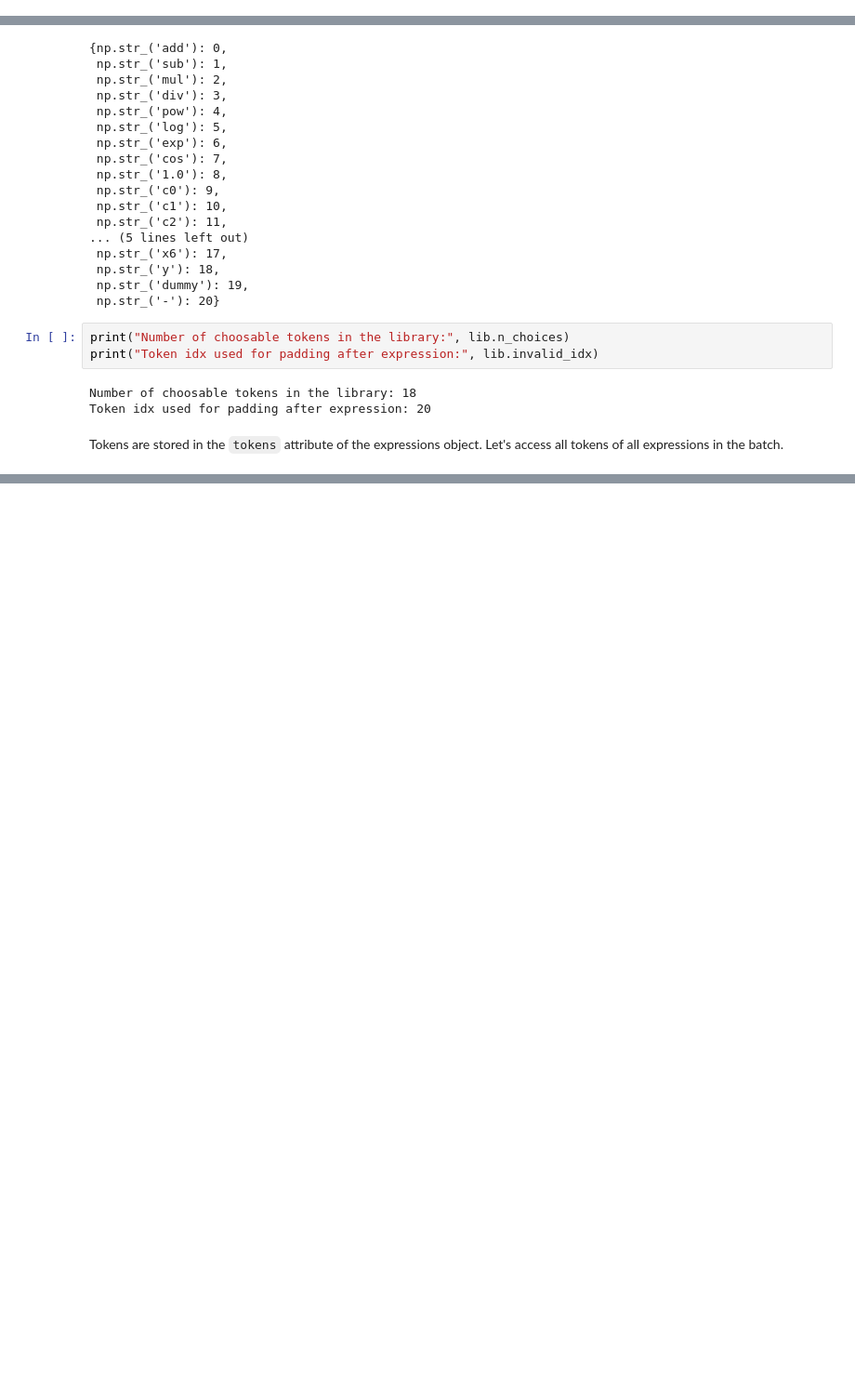
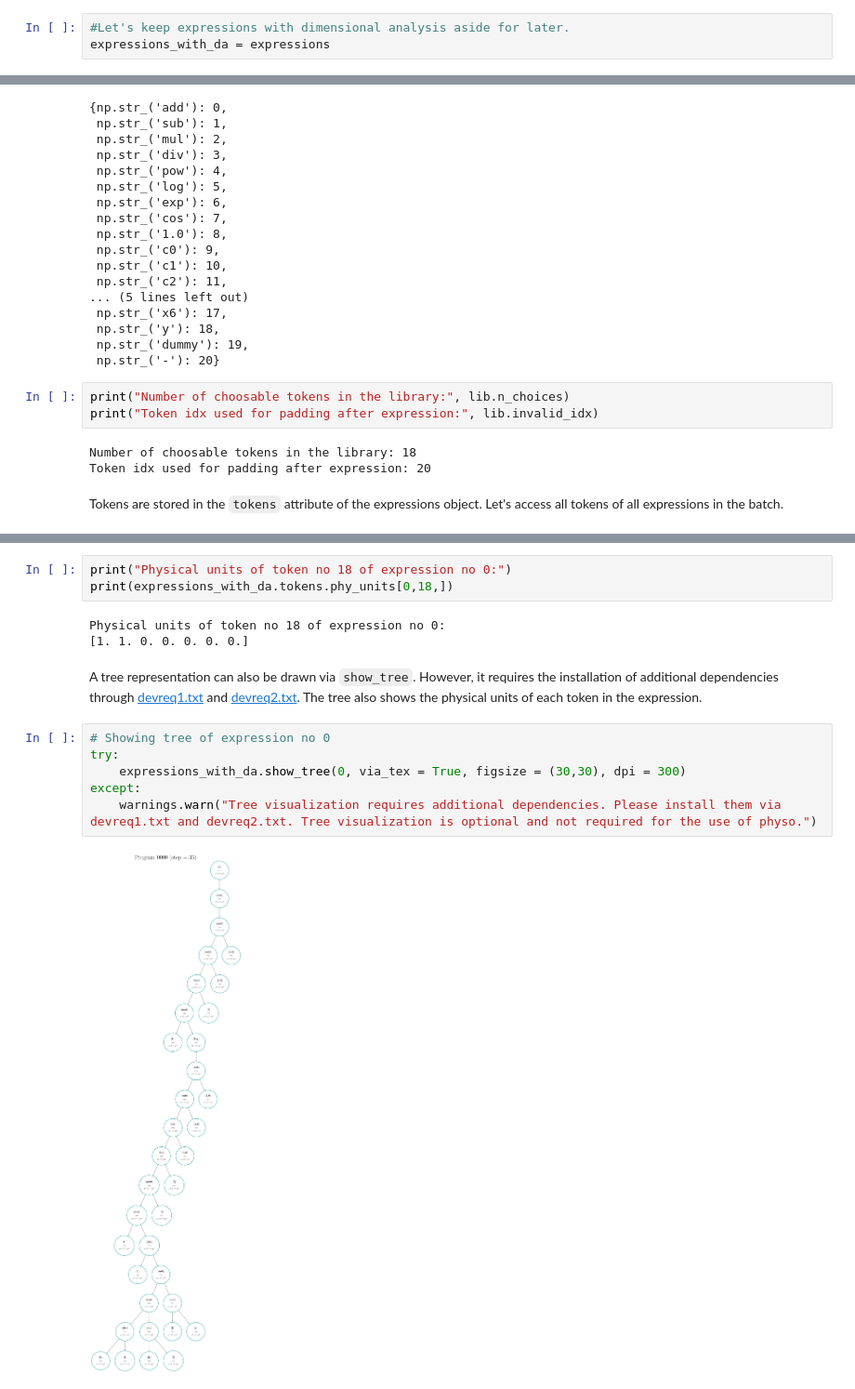
Before and after one commit to WassimTenachi/PhySO, a Jupyter notebook: demos/toolkit/random_sampler_demo.ipynb, the cells around one changed output, grey strips where cells are left out. Shown at 93% size. Drawn from its saved outputs; the diff is of its cells as text; blank space fills up the shorter version.

```diff
--- a/demos/toolkit/random_sampler_demo.ipynb
+++ b/demos/toolkit/random_sampler_demo.ipynb
@@ -231,0 +211,3 @@ Number of expressions containing input variables: 938
+# %%
+#Let's keep expressions with dimensional analysis aside for later.
+expressions_with_da = expressions
@@ -472,0 +610,17 @@ array([['sub', 'mul', 'c1', ..., '-', '-', '-'],
+# %%
+print("Physical units of token no 18 of expression no 0:")
+print(expressions_with_da.tokens.phy_units[0,18,])
+# %% [output]
+Physical units of token no 18 of expression no 0:
+[1. 1. 0. 0. 0. 0. 0.]
+# %% [markdown]
+A tree representation can also be drawn via `show_tree`. However, it requires the installation of additional dependencies through [devreq1.txt](https://github.com/WassimTenachi/PhySO/blob/main/devreq1.txt) and [devreq2.txt](https://github.com/WassimTenachi/PhySO/blob/main/devreq2.txt).
+The tree also shows the physical units of each token in the expression.
+# %%
+# Showing tree of expression no 0
+try:
+    expressions_with_da.show_tree(0, via_tex = True, figsize = (30,30), dpi = 300)
+except:
+    warnings.warn("Tree visualization requires additional dependencies. Please install them via devreq1.txt and devreq2.txt. Tree visualization is optional and not required for the use of physo.")
+# %% [output]
+[figure, added]
```
Also changed, not shown: parts of 39 cells of this notebook.
